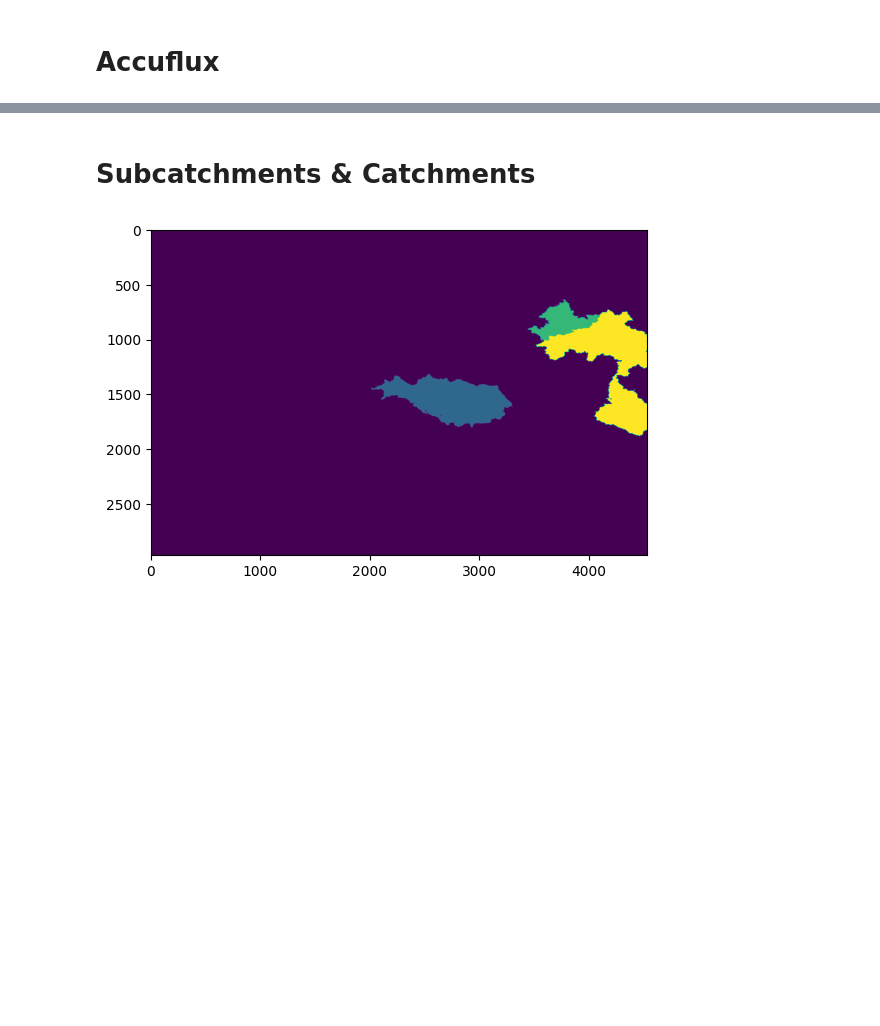
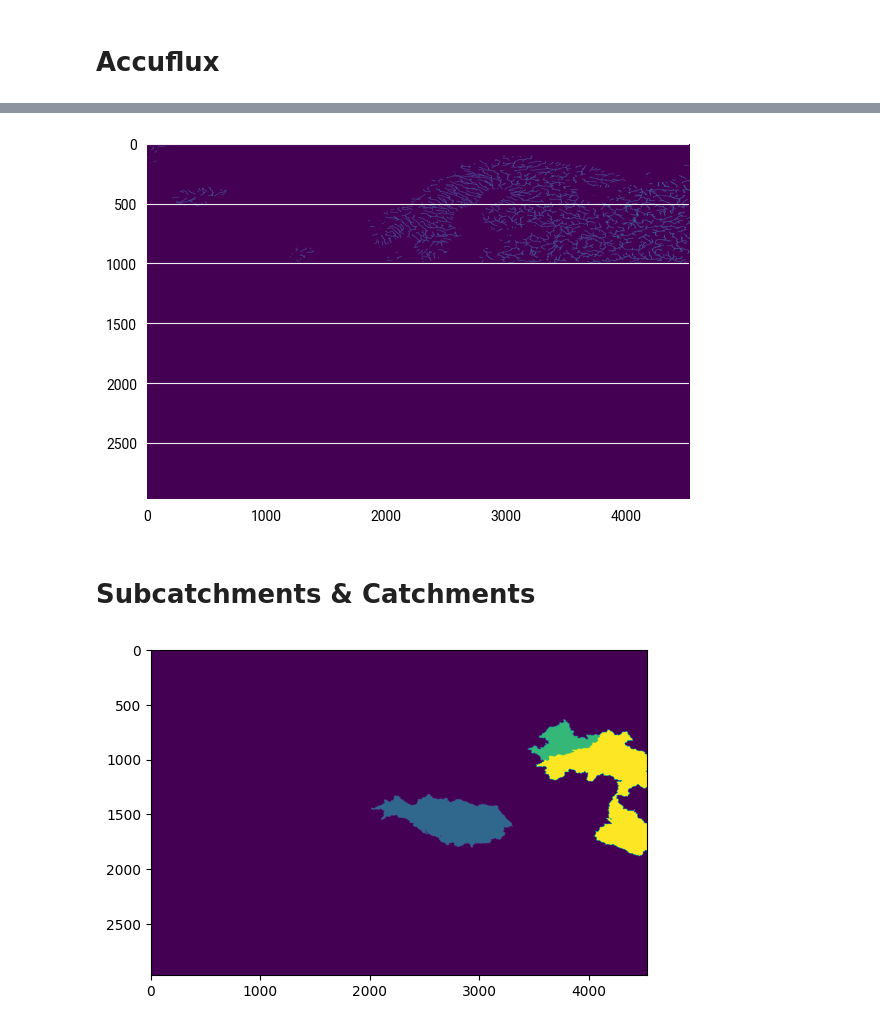
Before and after one commit to ecmwf/earthkit-hydro, a Jupyter notebook: docs/notebooks/example.ipynb, the cells around one changed output, grey strips where cells are left out. Saved outputs shown, nothing was run; the diff lists cells and outputs as text; code cells hidden in the pictures; blank space fills up the shorter version.

Commit message:
update examples to have subnetwork and interaction with earthkit

```diff
--- a/docs/notebooks/example.ipynb
+++ b/docs/notebooks/example.ipynb
@@ -30,3 +33,9 @@ plt.show()
+# %%
+accuflux_field_sub = subnetwork.accuflux(field)
+plt.imshow(accuflux_field_sub > 500)
+plt.show()
+# %% [output]
+[figure, added]
 # %% [markdown]
 # Subcatchments & Catchments
 # %%
```
Also changed, not shown: parts of 9 cells of this notebook.
